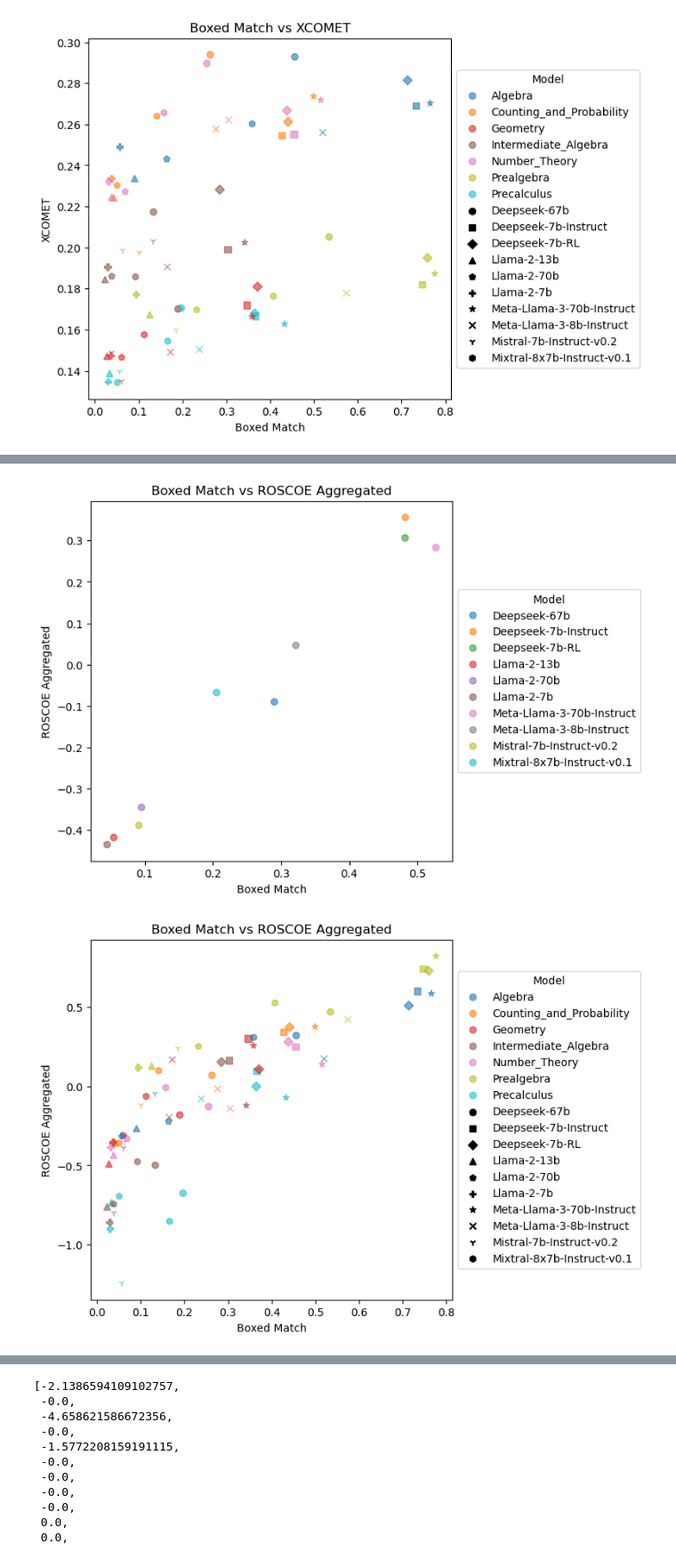
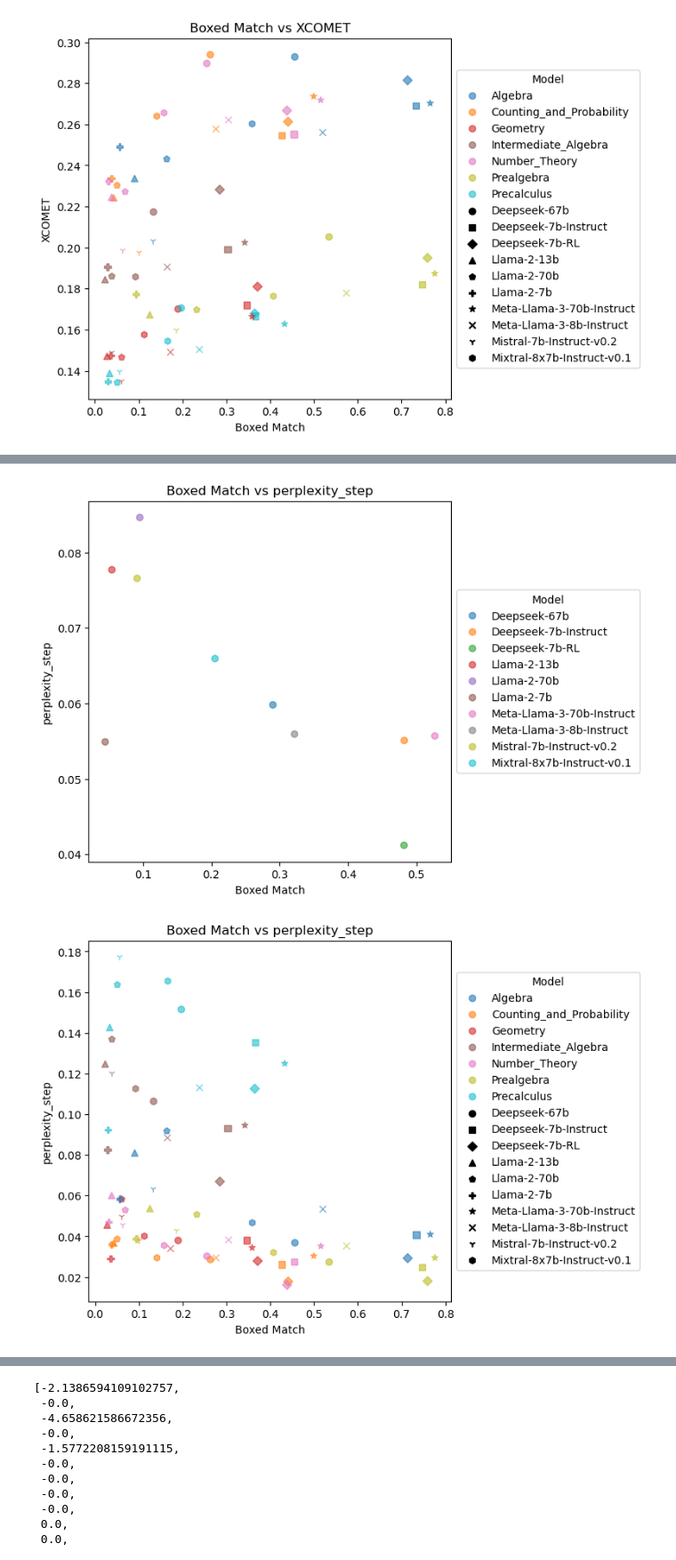
Before and after one commit to kaifronsdal/TheoremSense, a Jupyter notebook: theoremsense/explore_metrics.ipynb, the cells around one changed output, grey strips where cells are left out. Shown at 89% size. Cells and saved outputs as stored; diff of their text form; code cells hidden in the pictures.

```diff
--- a/theoremsense/explore_metrics.ipynb
+++ b/theoremsense/explore_metrics.ipynb
@@ -324,13 +343,15 @@ xcomet_grouped = xcomet_df.groupby(['model', 'dataset'])[
 # drop models that are not in xcomet model column
 tf_filtered = tf[tf['model'].isin(xcomet_grouped.index.get_level_values('model'))]
 tf_grouped = tf_filtered.groupby(['model', 'dataset'])[
-    ['tfa', 'tfce', 'perpelexity', 'bpc', 'sumCE', 'solution_num_tokens', 'total_num_tokens', 'solution_num_chars']].mean()
+    ['tfa', 'tfce', 'perpelexity', 'bpc', 'sumCE', 'solution_num_tokens', 'total_num_tokens',
+     'solution_num_chars']].mean()
 
 # plot the metrics
-fig, ax = plt.subplots(4, 1, figsize=(8, 4*6))
+fig, ax = plt.subplots(4, 1, figsize=(8, 4 * 6))
 
 for i, (grouped, title) in enumerate(
-        zip([boxed_match_grouped, roscoe_grouped, xcomet_grouped, tf_grouped], ['Boxed Match', 'ROSCOE', 'XCOMET', 'TF'])):
+        zip([boxed_match_grouped, roscoe_grouped, xcomet_grouped, tf_grouped],
+            ['Boxed Match', 'ROSCOE', 'XCOMET', 'TF'])):
     grouped = grouped.groupby('model').mean()
     for metric in grouped.columns:
         ax[i].scatter(grouped.index, grouped[metric], label=metric, alpha=0.6)
@@ -545,16 +571,16 @@ Precalculus_train:
 # %%
 # plot_metric_vs_metric_by_model(boxed_match_grouped.groupby('model').mean()['boxed_match'],
 #                                roscoe_grouped.groupby('model').mean()['perplexity_step_max'], 'Boxed Match', 'ROSCOE Perplexity Step Max')
 #
 # plot_metric_vs_metric_by_model_and_dataset(boxed_match_grouped['boxed_match'], roscoe_grouped['perplexity_step_max'],
 #                                            'Boxed Match', 'ROSCOE Perplexity Step Max')
 
 plot_metric_vs_metric_by_model(boxed_match_grouped.groupby('model').mean()['boxed_match'],
-                               roscoe_grouped.groupby('model').mean()['ROSCOE_aggregated'], 'Boxed Match',
-                               'ROSCOE Aggregated')
+                               roscoe_grouped.groupby('model').mean()['perplexity_step'], 'Boxed Match',
+                               'perplexity_step')
 
-plot_metric_vs_metric_by_model_and_dataset(boxed_match_grouped['boxed_match'], roscoe_grouped['ROSCOE_aggregated'],
-                                           'Boxed Match', 'ROSCOE Aggregated')
+plot_metric_vs_metric_by_model_and_dataset(boxed_match_grouped['boxed_match'], roscoe_grouped['perplexity_step'],
+                                           'Boxed Match', 'perplexity_step')
 # %% [output]
-[figure, old version]
+[figure, new version]
-[figure, old version]
+[figure, new version]
```
Also changed, not shown: parts of 15 cells of this notebook, 2 other files.
